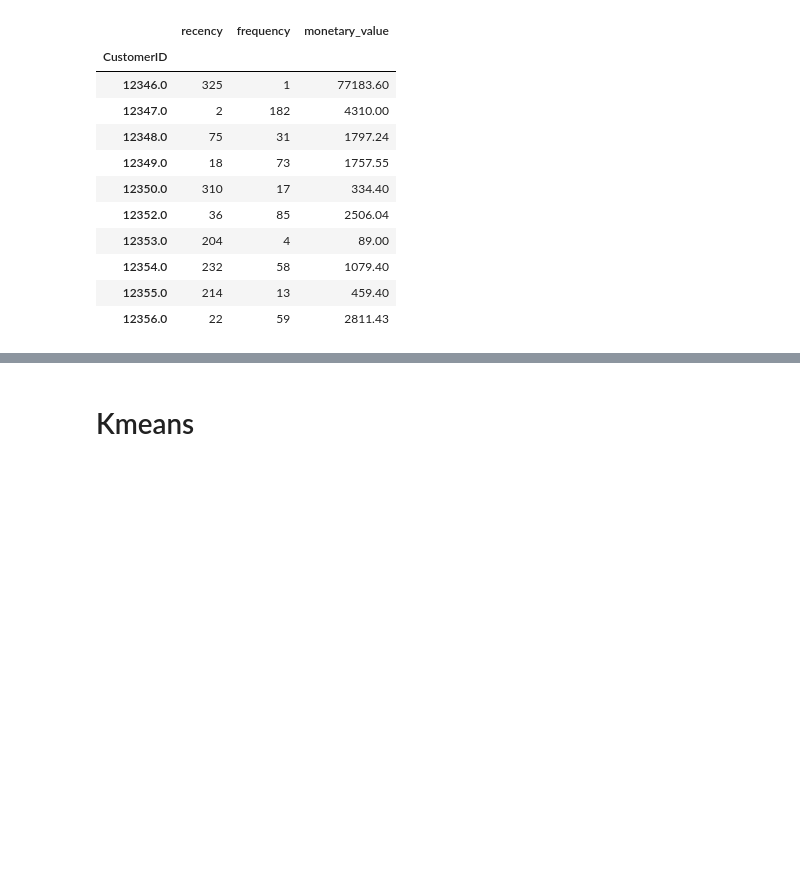
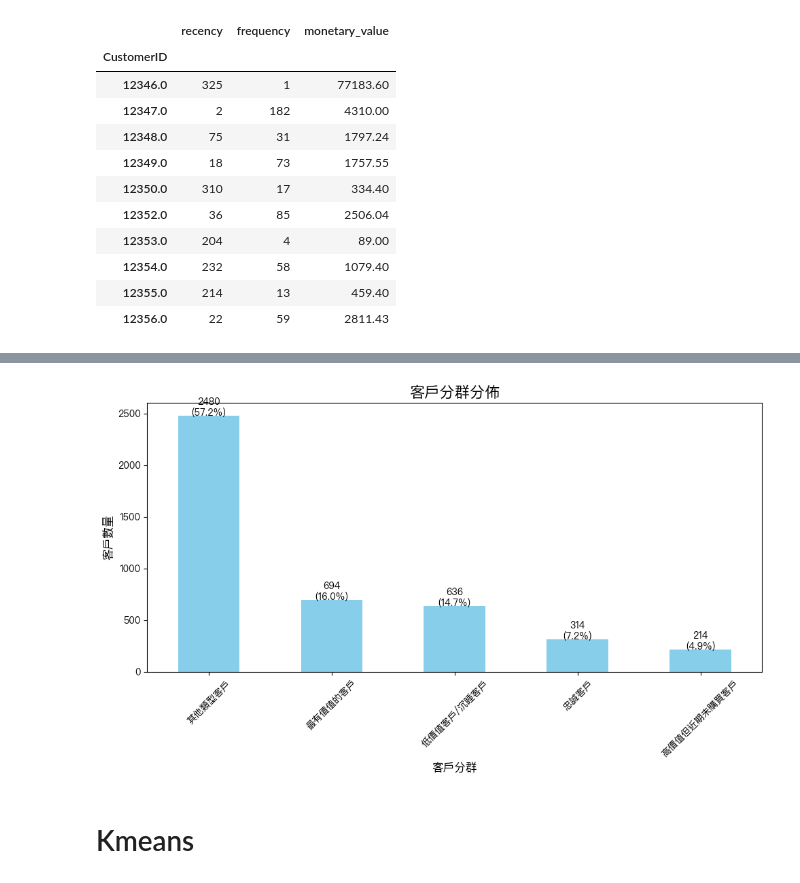
Before and after one commit to KarenKaoK/RFMClusterStudy, a Jupyter notebook: customer_segmentation.ipynb, the cells around one changed output, grey strips where cells are left out. Cells and saved outputs as stored; diff of their text form; code cells hidden in the pictures; blank space fills up the shorter version.

Commit message:
update RFM and visualize

```diff
--- a/customer_segmentation.ipynb
+++ b/customer_segmentation.ipynb
@@ -163,0 +178,14 @@ rfmTable
+# %%
+import pandas as pd
+
+# 假設 rfmTable 是已經計算好的 DataFrame
+# 使用 pd.qcut 進行等分劃分，可以將數據按分位數劃分
+rfmTable['R'] = pd.qcut(rfmTable['recency'], 3, labels=[3, 2, 1])
+rfmTable['F'] = pd.qcut(rfmTable['frequency'], 3, labels=[1, 2, 3])
+rfmTable['M'] = pd.qcut(rfmTable['monetary_value'], 3, labels=[1, 2, 3])
+
+# 合併 R、F、M 結果，得到 RFM 分數
+rfmTable['RFM_Score'] = rfmTable['R'].astype(str) + rfmTable['F'].astype(str) + rfmTable['M'].astype(str)
+
+# 查看結果
+rfmTable[['recency', 'frequency', 'monetary_value', 'R', 'F', 'M', 'RFM_Score']]
@@ -164,3 +246,47 @@ rfmTable
+# %%
+import matplotlib.pyplot as plt
+from matplotlib import font_manager
+
+plt.rcParams['font.sans-serif'] = ['PingFang HK']  # 或者使用 ['Heiti TC']
+plt.rcParams['axes.unicode_minus'] = False  # 解決負號無法顯示的問題
+
+# # 創建長條圖顯示每個客戶分群的數量分佈
+# plt.figure(figsize=(10, 6))
+# rfmTable['Customer_Segment'].value_counts().plot(kind='bar', color='skyblue')
+
+# # 添加圖表標題和軸標籤
+# plt.title('Customer Segment Distribution', fontsize=16)
+# plt.xlabel('Customer Segment', fontsize=12)
+# plt.ylabel('Number of Customers', fontsize=12)
+
+# # 顯示圖表
+# plt.xticks(rotation=45)
+# plt.tight_layout()
+# plt.show()
+# 計算每個客戶分群的數量和百分比
+value_counts = rfmTable['Customer_Segment'].value_counts()
+percentages = (value_counts / value_counts.sum()) * 100
+
+# 創建長條圖
+plt.figure(figsize=(10, 6))
+ax = value_counts.plot(kind='bar', color='skyblue')
+
+# 在長條圖上添加數量和百分比
+for i, count in enumerate(value_counts):
+    percentage = percentages[i]
+    ax.text(i, count + 0.1, f'{count}\n({percentage:.1f}%)', ha='center', fontsize=10)
+
+# 添加圖表標題和軸標籤
+plt.title('客戶分群分佈', fontsize=16)
+plt.xlabel('客戶分群', fontsize=12)
+plt.ylabel('客戶數量', fontsize=12)
+
+# 顯示圖表
+plt.xticks(rotation=45)
+plt.tight_layout()
+plt.show()
+# %% [output]
+[figure, added]
 # %% [markdown]
 # Kmeans
 # %%
```
Also changed, not shown: parts of 18 cells of this notebook.
